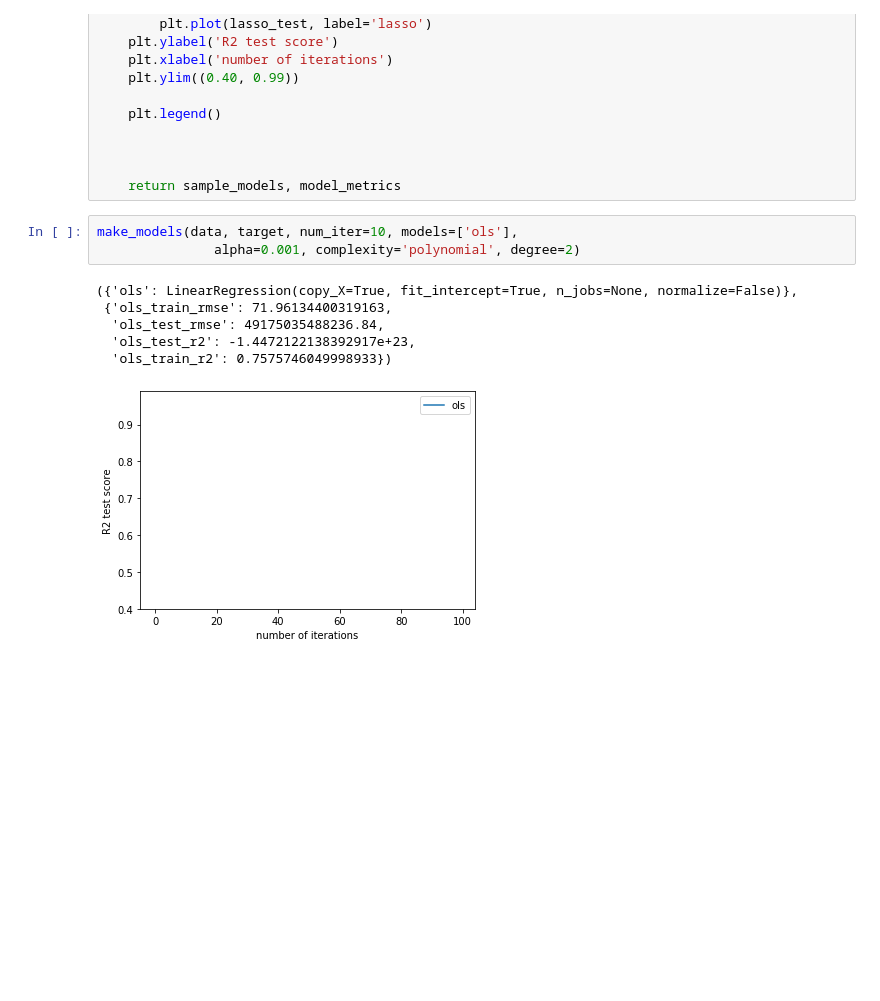
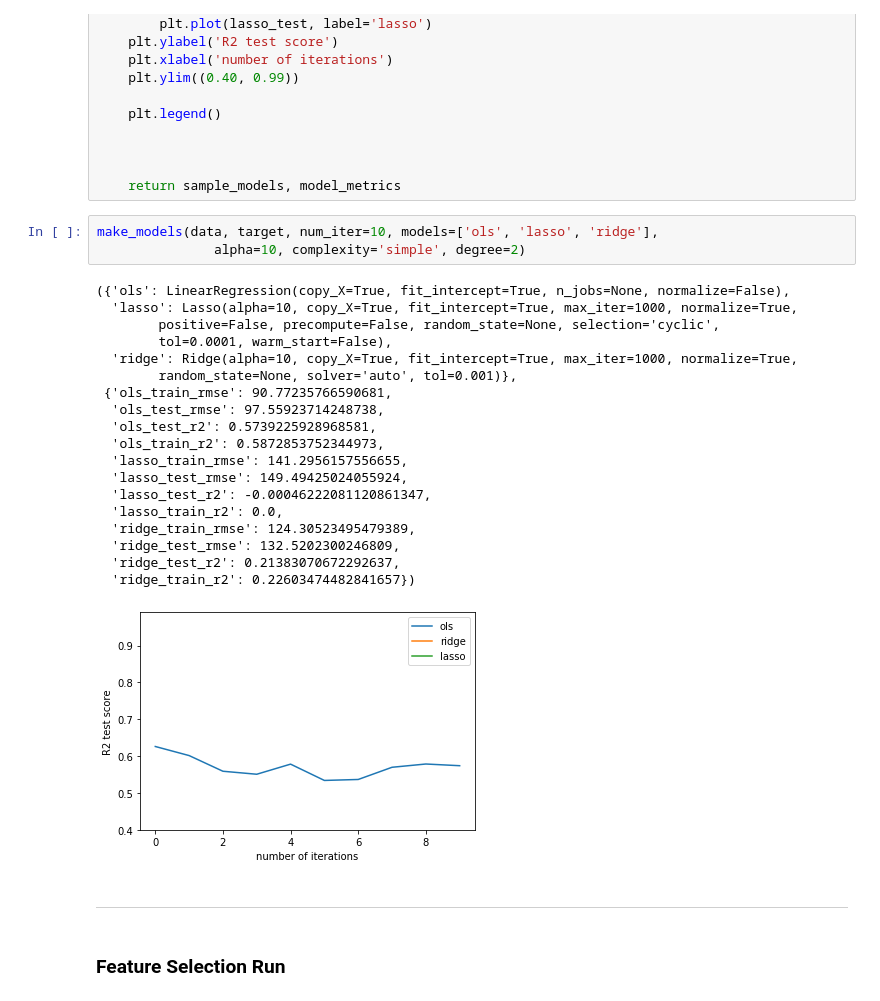
Before and after one commit to CaryMosley/Mod2Project, a Jupyter notebook: project_active.ipynb, the cells around one changed output. Drawn from its saved outputs; the diff is of its cells as text; blank space fills up the shorter version.

```diff
--- a/project_active.ipynb
+++ b/project_active.ipynb
@@ -717,12 +293,29 @@ def make_models(data, target, num_iter=5, models=['ols', 'lasso', 'ridge'],
 
     return sample_models, model_metrics
 # %%
-make_models(data, target, num_iter=10, models=['ols'],
-               alpha=0.001, complexity='polynomial', degree=2)
+make_models(data, target, num_iter=10, models=['ols', 'lasso', 'ridge'],
+               alpha=10, complexity='simple', degree=2)
 # %% [output]
-({'ols': LinearRegression(copy_X=True, fit_intercept=True, n_jobs=None, normalize=False)},
- {'ols_train_rmse': 71.96134400319163,
-  'ols_test_rmse': 49175035488236.84,
-  'ols_test_r2': -1.4472122138392917e+23,
-  'ols_train_r2': 0.7575746049998933})
+({'ols': LinearRegression(copy_X=True, fit_intercept=True, n_jobs=None, normalize=False),
+  'lasso': Lasso(alpha=10, copy_X=True, fit_intercept=True, max_iter=1000, normalize=True,
+        positive=False, precompute=False, random_state=None, selection='cyclic',
+        tol=0.0001, warm_start=False),
+  'ridge': Ridge(alpha=10, copy_X=True, fit_intercept=True, max_iter=1000, normalize=True,
+        random_state=None, solver='auto', tol=0.001)},
+ {'ols_train_rmse': 90.77235766590681,
+  'ols_test_rmse': 97.55923714248738,
+  'ols_test_r2': 0.5739225928968581,
+  'ols_train_r2': 0.5872853752344973,
+  'lasso_train_rmse': 141.2956157556655,
+  'lasso_test_rmse': 149.49425024055924,
+  'lasso_test_r2': -0.00046222081120861347,
+  'lasso_train_r2': 0.0,
+  'ridge_train_rmse': 124.30523495479389,
+  'ridge_test_rmse': 132.5202300246809,
+  'ridge_test_r2': 0.21383070672292637,
+  'ridge_train_r2': 0.22603474482841657})
-[figure, old version]
+[figure, new version]
+# %% [markdown]
+---
+# %% [markdown]
+### Feature Selection Run
```
Also changed, not shown: parts of 42 cells of this notebook.
